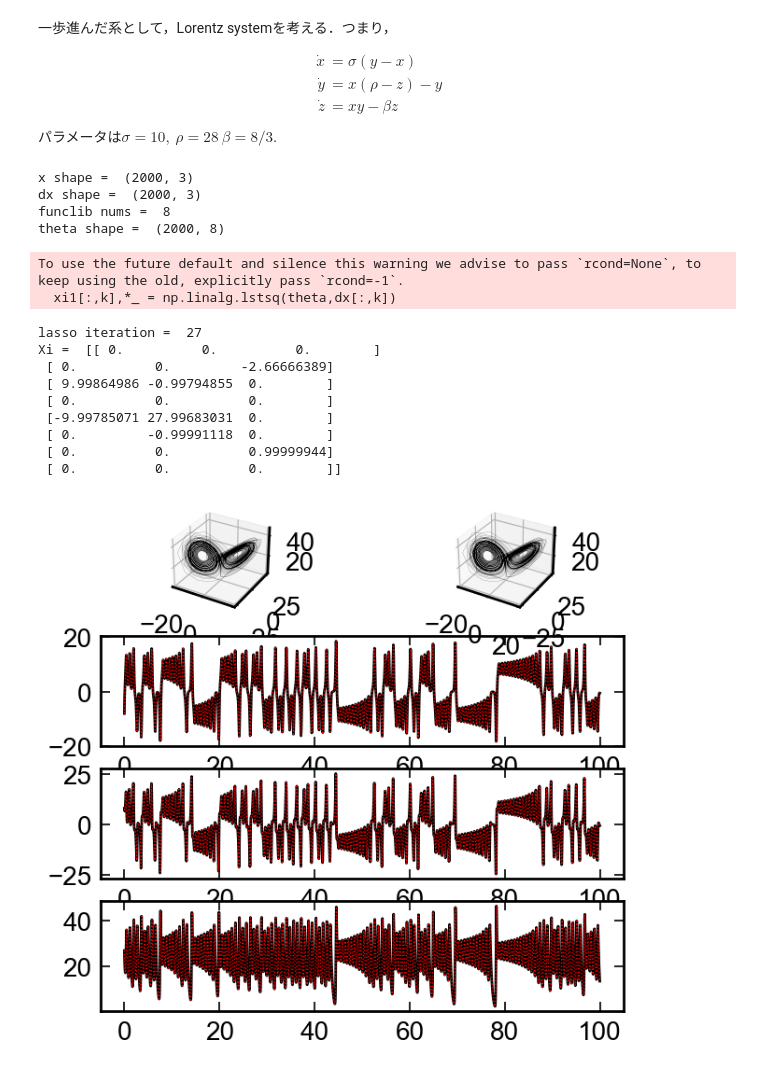
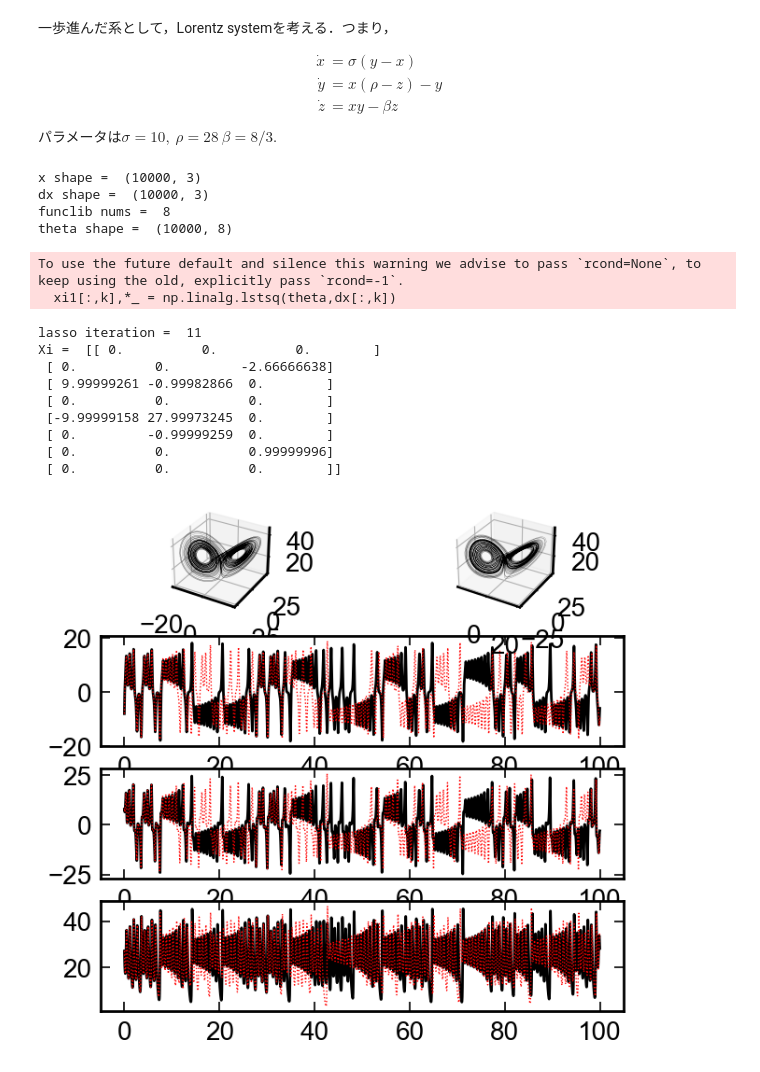
Before and after one commit to so-miyamoto/sindy_mypractice, a Jupyter notebook: sindy.ipynb, the cells around one changed output. Saved outputs shown, nothing was run; the diff lists cells and outputs as text; code cells hidden in the pictures.

Commit message:
use ode_identified

```diff
--- a/sindy.ipynb
+++ b/sindy.ipynb
@@ -218,8 +218,8 @@ def main():
   # make data
   x0 = np.array([-8.0,8.0,27.0])
   t_span = (0.0,100.0)
-  t_eval = np.linspace(*t_span,2000)
-  sol = solve_ivp(ode,t_span,x0,rtol=1e-8,atol=1e-8,
+  t_eval = np.linspace(*t_span,10000)
+  sol = solve_ivp(ode,t_span,x0,rtol=1e-12,atol=1e-12,
     t_eval=t_eval,
   )
   t = sol.t
@@ -249,43 +249,43 @@ def main():
   theta = make_theta(x,fs)
   print("funclib nums = ",len(fs))
   print("theta shape = ",theta.shape)
 
   # identify dynamics
-  xi = sindy_adaptivelasso(theta,dx,1e-3,0.1)
+  xi = sindy_adaptivelasso(theta,dx,1e-4,0.1)
   print("Xi = ",xi)
 
   ode_identified = lambda t,x: (make_theta([x],fs)@xi)[0]
 
   t_span = (0.0,100.0)
-  t_eval = np.linspace(*t_span,2000)
-  sol_id = solve_ivp(ode,t_span,x0,rtol=1e-8,atol=1e-8,
+  t_eval = np.linspace(*t_span,10000)
+  sol_id = solve_ivp(ode_identified,t_span,x0,rtol=1e-12,atol=1e-12,
     t_eval=t_eval,
   )
   t = sol.t
   x = sol_id.y.T
   ax = fig.add_subplot(4,2,2,projection="3d")
   ax.plot(x[:,0],x[:,1],x[:,2],lw=0.1,
     # c=(sol.t/sol.t[-1]),marker="_",cmap=plt.get_cmap("plasma"),label="sindy"
     )
   ax2.plot(t,x[:,0],"r:",lw=1)
   ax3.plot(t,x[:,1],"r:",lw=1)
   ax4.plot(t,x[:,2],"r:",lw=1)
 
 main()
 # %% [output]
-x shape =  (2000, 3)
-dx shape =  (2000, 3)
+x shape =  (10000, 3)
+dx shape =  (10000, 3)
 funclib nums =  8
-theta shape =  (2000, 8)
+theta shape =  (10000, 8)
 To use the future default and silence this warning we advise to pass `rcond=None`, to keep using the old, explicitly pass `rcond=-1`.
   xi1[:,k],*_ = np.linalg.lstsq(theta,dx[:,k])
-lasso iteration =  27
+lasso iteration =  11
 Xi =  [[ 0.          0.          0.        ]
- [ 0.          0.         -2.66666389]
- [ 9.99864986 -0.99794855  0.        ]
+ [ 0.          0.         -2.66666638]
+ [ 9.99999261 -0.99982866  0.        ]
  [ 0.          0.          0.        ]
- [-9.99785071 27.99683031  0.        ]
- [ 0.         -0.99991118  0.        ]
- [ 0.          0.          0.99999944]
+ [-9.99999158 27.99973245  0.        ]
+ [ 0.         -0.99999259  0.        ]
+ [ 0.          0.          0.99999996]
  [ 0.          0.          0.        ]]
-[figure, old version]
+[figure, new version]
```
